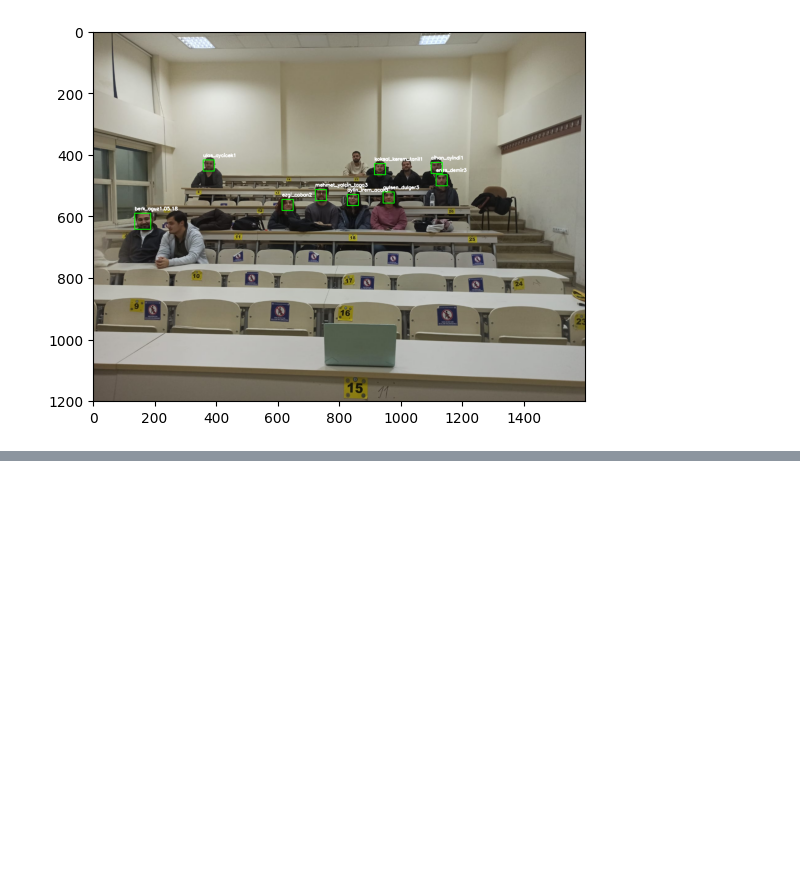
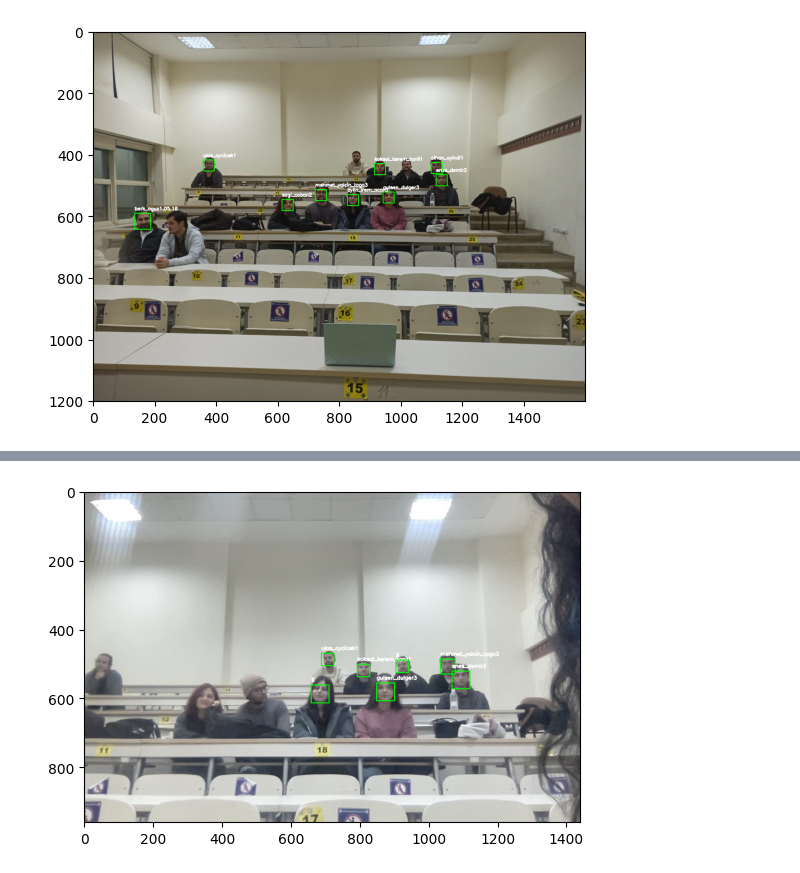
Before and after one commit to GokceSoylu/AttendanceSystem, a Jupyter notebook: System.ipynb, the cells around one changed output, grey strips where cells are left out. Drawn from its saved outputs; the diff is of its cells as text; code cells hidden in the pictures; blank space fills up the shorter version.

Commit message:
yeni test resimleriyle denemeler yapıldı

```diff
--- a/System.ipynb
+++ b/System.ipynb
@@ -423,3 +423,78 @@ Yoklama kaydedildi: ulas_aycicek1
 Yoklama kaydedildi: cihan_ayindi1
 Yoklama kaydedildi: koksal_kerem_tanil1
 [figure]
+# %%
+import cv2
+import face_recognition
+import numpy as np
+import os
+import matplotlib.pyplot as plt
+from datetime import datetime
+
+# 1. Öğrencilerin yüz bilgilerini yükleme
+def load_known_faces_and_names(known_faces_path):
+    known_encodings = []
+    known_names = []
+    for file_name in os.listdir(known_faces_path):
+        if file_name.endswith(".jpg") or file_name.endswith(".png") or file_name.endswith(".jpeg") or file_name.endswith(".webp"):
+            image = face_recognition.load_image_file(f"{known_faces_path}/{file_name}")
+            encoding = face_recognition.face_encodings(image)
+            if encoding:  # Eğer yüz bulunmuşsa
+                known_encodings.append(encoding[0])  # İlk yüzü alıyoruz
+                known_names.append(os.path.splitext(file_name)[0])  # Dosya adı isim olarak kullanılır
+                #print(file_name)
+
+    return known_encodings, known_names
+
+# 2. Yoklama kaydı
+def mark_attendance(name):
+    # Yoklama kaydını CSV dosyasına ekler
+    with open("/Users/gokcesoylu/AttendanceSystem/class_attendance.csv", "a") as file:  # Tam yol kullanılıyor
+        now = datetime.now()
+        dt_string = now.strftime("%Y-%m-%d %H:%M:%S")
+        file.write(f"{name},{dt_string}\n")
+    print(f"Yoklama kaydedildi: {name}")
+
+
+def main():
+    known_faces_path = "/Users/gokcesoylu/AttendanceSystem/known_faces"  # Önceden tanımlı yüzlerin bulunduğu klasör
+    known_encodings, known_names = load_known_faces_and_names(known_faces_path)
+
+    # Test için bir hazır görüntü kullanıyoruz.
+    test_image_path = "/Users/gokcesoylu/AttendanceSystem/test_images/eyvah1.jpg"  # Test görüntüsü dosya yolu
+    test_image = cv2.imread(test_image_path)
+    rgb_test_image = cv2.cvtColor(test_image, cv2.COLOR_BGR2RGB)
+
+    # Görüntüdeki yüzleri tanıma
+    face_locations = face_recognition.face_locations(rgb_test_image)
+    face_encodings = face_recognition.face_encodings(rgb_test_image, face_locations)
+
+    # Yüz tanıma işlemi
+    for face_encoding, face_location in zip(face_encodings, face_locations):
+        matches = face_recognition.compare_faces(known_encodings, face_encoding)
+        name = "X"
+        face_distances = face_recognition.face_distance(known_encodings, face_encoding)
+
+        # Eşleşen en iyi yüzü seçme
+        if len(face_distances) > 0:
+            best_match_index = np.argmin(face_distances)
+            if matches[best_match_index]:
+                name = known_names[best_match_index]
+
+        # Yoklamayı kaydetme
+        mark_attendance(name)
+
+        # Tanınan yüzlerin üzerine etiket ekleme
+        (top, right, bottom, left) = face_location
+        cv2.rectangle(test_image, (left, top), (right, bottom), (0, 255, 0), 2)
+        cv2.putText(test_image, name, (left, top - 10), cv2.FONT_HERSHEY_SIMPLEX, 0.5, (255, 255, 255), 2)
+
+    # Test görüntüsünü gösterme
+    test_image_bgr=cv2.cvtColor(test_image,cv2.COLOR_BGR2RGB)
+    plt.imshow(test_image_bgr)
+    #cv2.waitKey(0)  # Kullanıcı bir tuşa basana kadar görüntü açık kalır
+    plt.show()
+if __name__ == "__main__":
+    main()
+#10/5 tanıma  10/7 tepit T/T 0.714
+# %% [output]
@@ -425,0 +508 @@ Yoklama kaydedildi: koksal_kerem_tanil1
+[figure, added]
```
Also changed, not shown: parts of 3 cells of this notebook, 1 other file.
